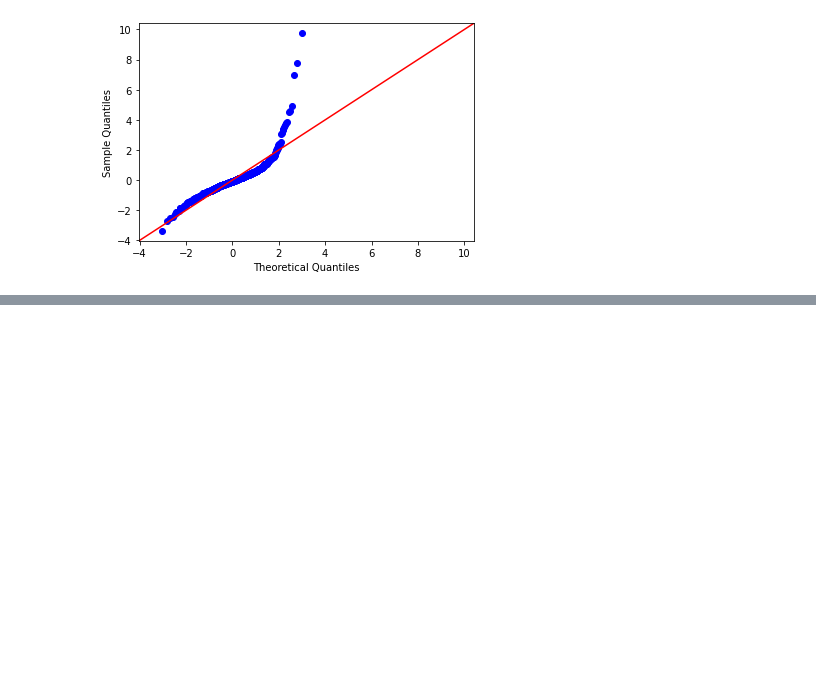
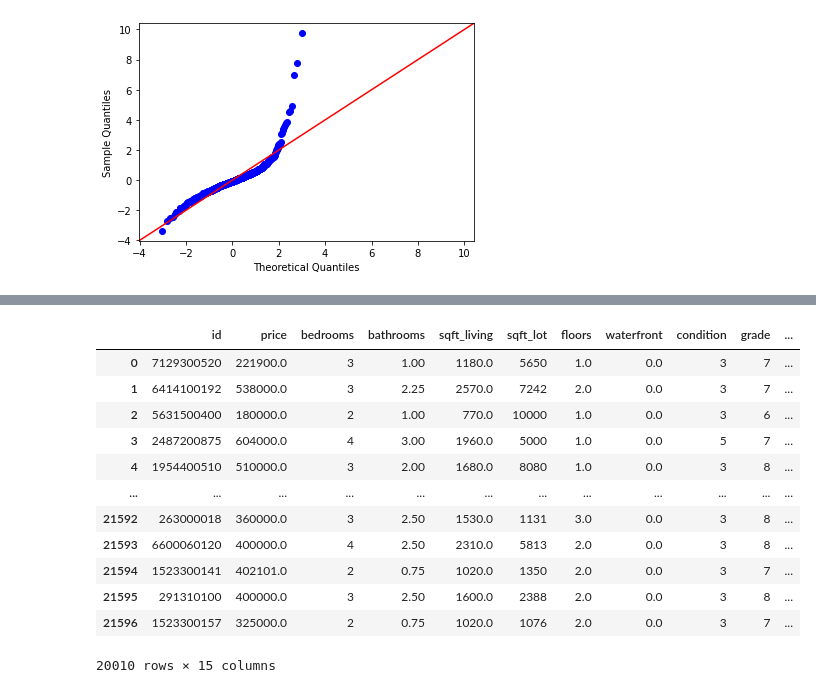
Before and after one commit to kjkahalley/King-County-housing-analysis, a Jupyter notebook: notebooks/exploratory/killian/main_notebook.ipynb, the cells around one changed output, grey strips where cells are left out. Cells and saved outputs as stored; diff of their text form; code cells hidden in the pictures; blank space fills up the shorter version.

```diff
--- a/notebooks/exploratory/killian/main_notebook.ipynb
+++ b/notebooks/exploratory/killian/main_notebook.ipynb
@@ -236,0 +210,5 @@ results_2.summary()
+# %%
+def df_no_outliers(data, column):
+    outlier_low = (data[column] < outliers(data, column)[0])
+    outlier_high = (data[column] > outliers(data, column)[1])
+    return data[column][~(outlier_low | outlier_high)]
@@ -236,0 +250,16 @@ results_2.summary()
+# %%
+df_seattle_no_outliers
+# %% [output]
+|  | id | price | bedrooms | bathrooms | sqft_living | sqft_lot | floors | waterfront | condition | grade | ... |
+| 0 | 7129300520 | 221900.0 | 3 | 1.00 | 1180.0 | 5650 | 1.0 | 0.0 | 3 | 7 | ... |
+| 1 | 6414100192 | 538000.0 | 3 | 2.25 | 2570.0 | 7242 | 2.0 | 0.0 | 3 | 7 | ... |
+| 2 | 5631500400 | 180000.0 | 2 | 1.00 | 770.0 | 10000 | 1.0 | 0.0 | 3 | 6 | ... |
+| 3 | 2487200875 | 604000.0 | 4 | 3.00 | 1960.0 | 5000 | 1.0 | 0.0 | 5 | 7 | ... |
+| 4 | 1954400510 | 510000.0 | 3 | 2.00 | 1680.0 | 8080 | 1.0 | 0.0 | 3 | 8 | ... |
+| ... | ... | ... | ... | ... | ... | ... | ... | ... | ... | ... | ... |
+| 21592 | 263000018 | 360000.0 | 3 | 2.50 | 1530.0 | 1131 | 3.0 | 0.0 | 3 | 8 | ... |
+| 21593 | 6600060120 | 400000.0 | 4 | 2.50 | 2310.0 | 5813 | 2.0 | 0.0 | 3 | 8 | ... |
+| 21594 | 1523300141 | 402101.0 | 2 | 0.75 | 1020.0 | 1350 | 2.0 | 0.0 | 3 | 7 | ... |
+| 21595 | 291310100 | 400000.0 | 3 | 2.50 | 1600.0 | 2388 | 2.0 | 0.0 | 3 | 8 | ... |
+| 21596 | 1523300157 | 325000.0 | 2 | 0.75 | 1020.0 | 1076 | 2.0 | 0.0 | 3 | 7 | ... |
+20010 rows × 15 columns
```
Also changed, not shown: parts of 33 cells of this notebook.
